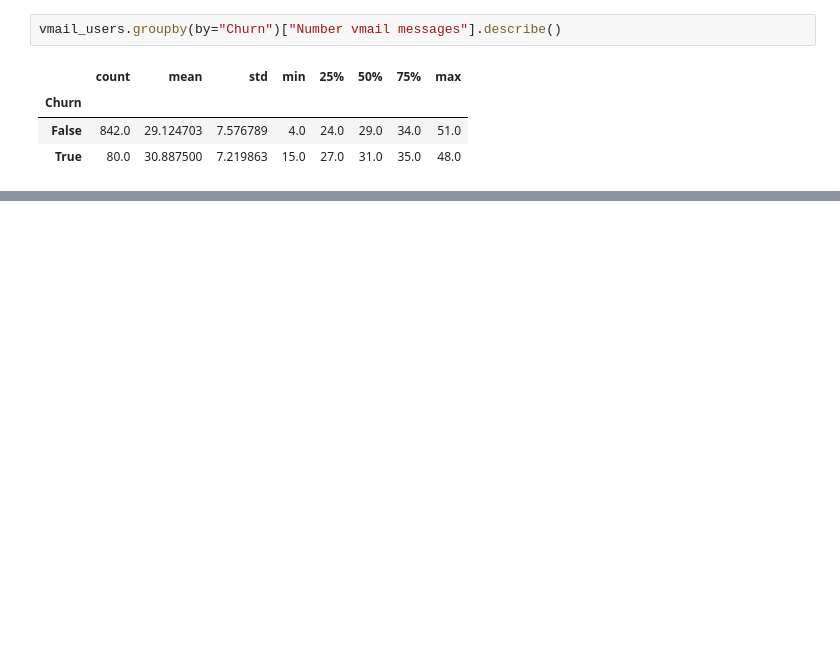
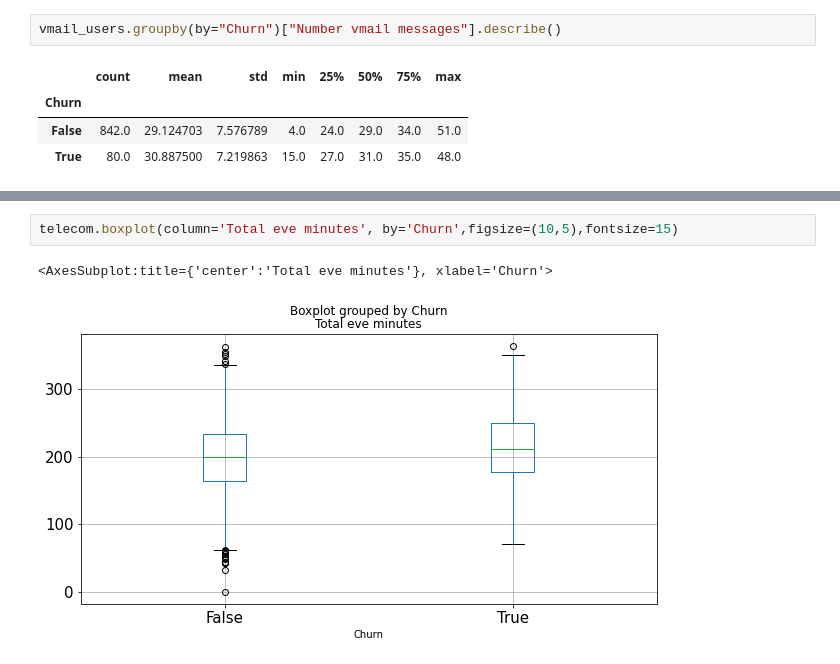
Before and after one commit to Harsshhhh/Telecom-Churn-Analysis-and-Prediction, a Jupyter notebook: Telecom_Churn_Analysis.ipynb, the cells around one changed output, grey strips where cells are left out. Cells and saved outputs as stored; diff of their text form; blank space fills up the shorter version.

```diff
--- a/Telecom_Churn_Analysis.ipynb
+++ b/Telecom_Churn_Analysis.ipynb
@@ -121,0 +155,5 @@ vmail_users.boxplot(column='Number vmail messages', by='Churn',figsize=(10,5),fo
+# %%
+telecom.boxplot(column='Total eve minutes', by='Churn',figsize=(10,5),fontsize=15)
+# %% [output]
+<AxesSubplot:title={'center':'Total eve minutes'}, xlabel='Churn'>
+[figure, added]
```
Also changed, not shown: parts of 35 cells of this notebook.
